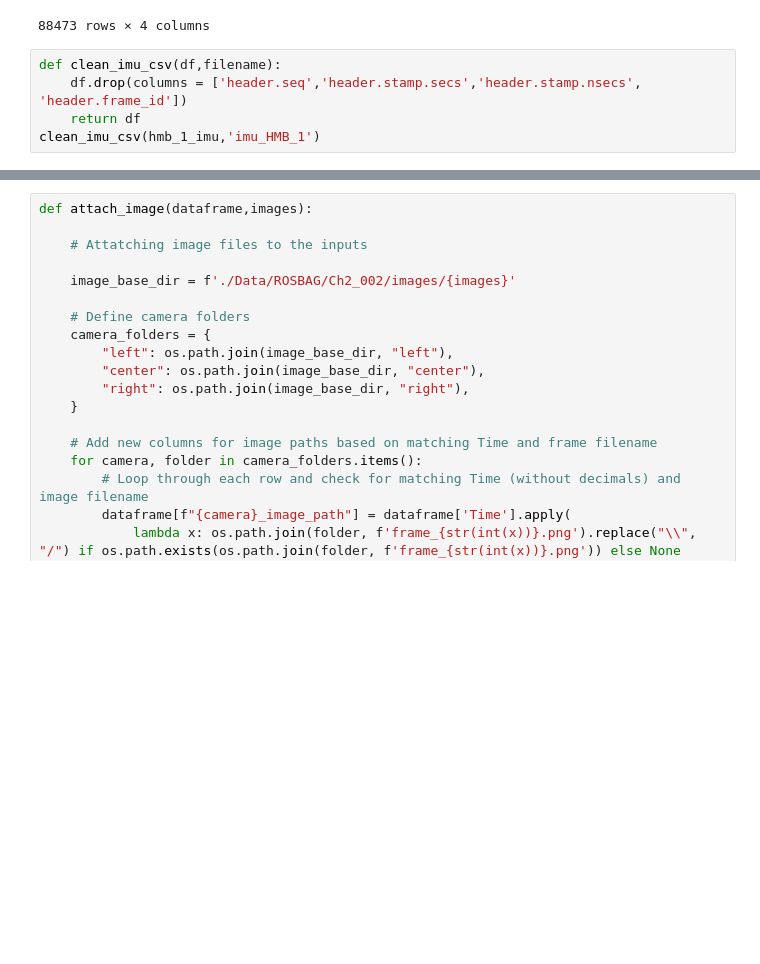
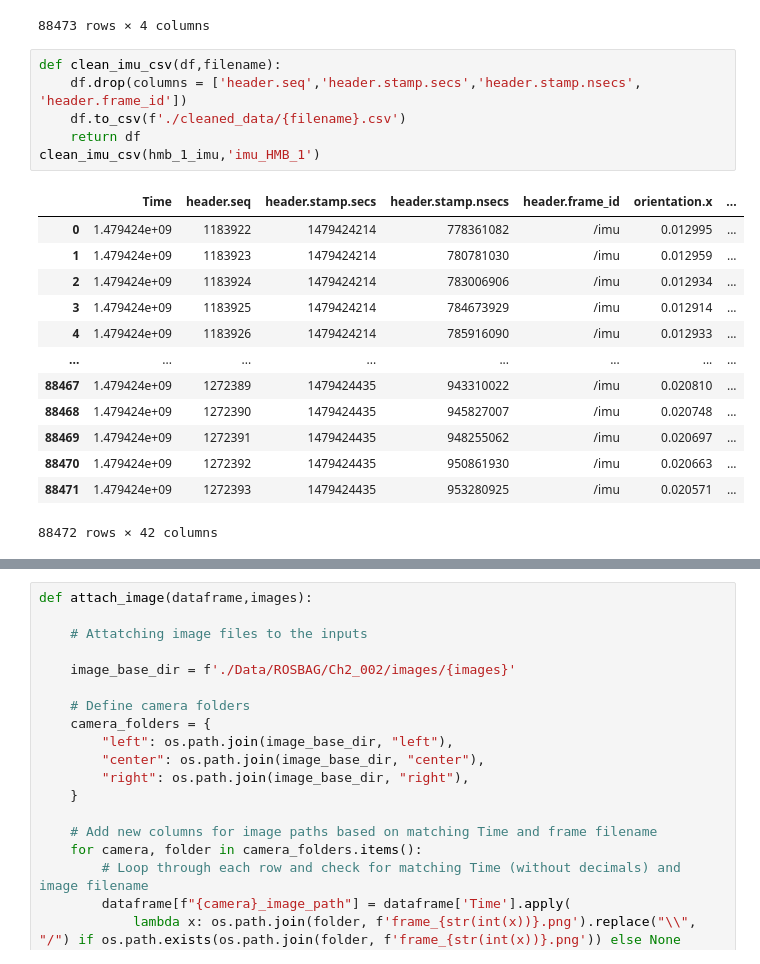
Before and after one commit to grahamjh99/VisionDrive, a Jupyter notebook: Capstone.ipynb, the cells around one changed output, grey strips where cells are left out. Cells and saved outputs as stored; diff of their text form; blank space fills up the shorter version.

Commit message:
Cleaned csvs

```diff
--- a/Capstone.ipynb
+++ b/Capstone.ipynb
@@ -61,5 +61,20 @@ clean_fix_csv(fix_HMB_1,'fix_HMB_1')
 # %%
 def clean_imu_csv(df,filename):
     df.drop(columns = ['header.seq','header.stamp.secs','header.stamp.nsecs', 'header.frame_id'])
+    df.to_csv(f'./cleaned_data/{filename}.csv')
     return df
 clean_imu_csv(hmb_1_imu,'imu_HMB_1')
+# %% [output]
+|  | Time | header.seq | header.stamp.secs | header.stamp.nsecs | header.frame_id | orientation.x | ... |
+| 0 | 1.479424e+09 | 1183922 | 1479424214 | 778361082 | /imu | 0.012995 | ... |
+| 1 | 1.479424e+09 | 1183923 | 1479424214 | 780781030 | /imu | 0.012959 | ... |
+| 2 | 1.479424e+09 | 1183924 | 1479424214 | 783006906 | /imu | 0.012934 | ... |
+| 3 | 1.479424e+09 | 1183925 | 1479424214 | 784673929 | /imu | 0.012914 | ... |
+| 4 | 1.479424e+09 | 1183926 | 1479424214 | 785916090 | /imu | 0.012933 | ... |
+| ... | ... | ... | ... | ... | ... | ... | ... |
+| 88467 | 1.479424e+09 | 1272389 | 1479424435 | 943310022 | /imu | 0.020810 | ... |
+| 88468 | 1.479424e+09 | 1272390 | 1479424435 | 945827007 | /imu | 0.020748 | ... |
+| 88469 | 1.479424e+09 | 1272391 | 1479424435 | 948255062 | /imu | 0.020697 | ... |
+| 88470 | 1.479424e+09 | 1272392 | 1479424435 | 950861930 | /imu | 0.020663 | ... |
+| 88471 | 1.479424e+09 | 1272393 | 1479424435 | 953280925 | /imu | 0.020571 | ... |
+88472 rows × 42 columns
```
Also changed, not shown: parts of 1 cell of this notebook, 3 other files.
